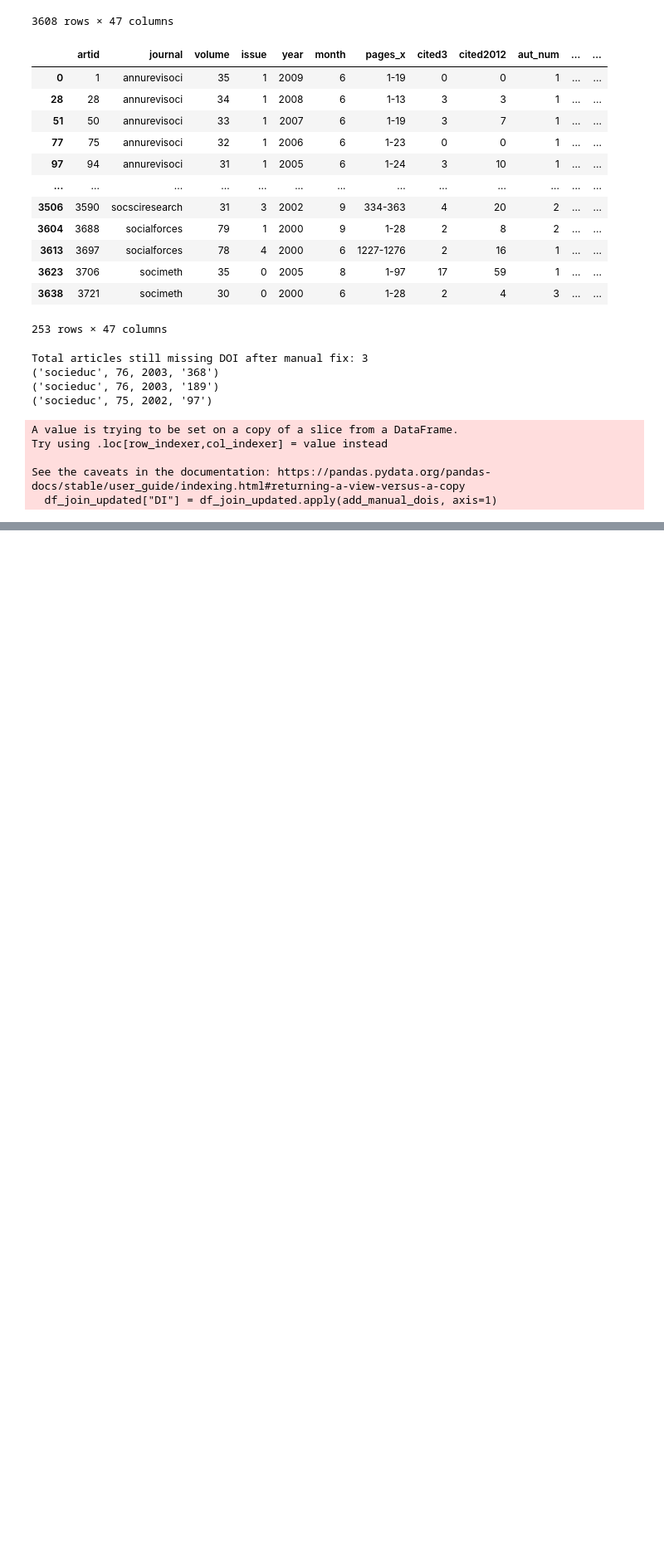
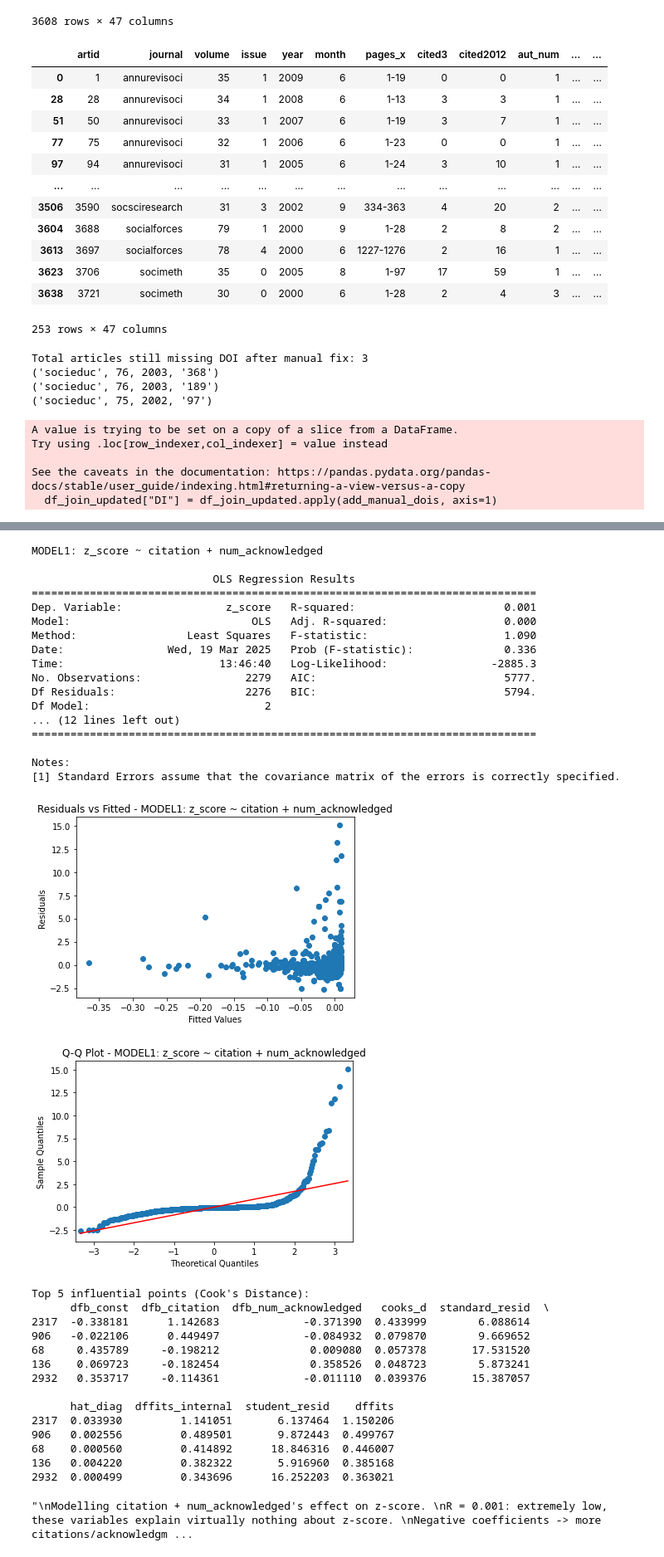
Before and after one commit to akshue27/acknowledgements, a Jupyter notebook: attemptedmerge.ipynb, the cells around one changed output, grey strips where cells are left out. Shown at 83% size. Drawn from its saved outputs; the diff is of its cells as text; code cells hidden in the pictures; blank space fills up the shorter version.

```diff
--- a/attemptedmerge.ipynb
+++ b/attemptedmerge.ipynb
@@ -644,0 +1557,3 @@ None
+# %%
+author_stats['anglicized_author'] = author_stats['author'].apply(clean_and_anglicize)
+author_stats
@@ -644,0 +1993,56 @@ None
+# %%
+
+# MODEL1 Sub-model 2
+X2 = with_zs[['citation', 'num_acknowledged']]
+fit_and_diagnose(X2, y, "MODEL1: z_score ~ citation + num_acknowledged")
+
+"""
+Modelling citation + num_acknowledged's effect on z-score.
+R = 0.001: extremely low, these variables explain virtually nothing about z-score.
+Negative coefficients -> more citations/acknowledgments slightly lower z-score, but neither is statistically significant (high p-values: 0.174, 0.753)
+
+F-statistic (1.274) with p-value 0.280 shows model as a whole is not significant
+
+Via residuals, clear pattern of heteroscedasticity with major spread at higher fitted values (near 0)
+Multiple extreme outliers with residuals >10
+Lack of normal distribution in Q-Q plot with severe deviation at upper tail
+
+#2316, 68, 136, 2931, 384 are highest Cook distance
+Observation #68 has extreme residual (17.43) and appears in both models
+Severe right skew (9.351)
+"""
+# %% [output]
+MODEL1: z_score ~ citation + num_acknowledged
+
+                            OLS Regression Results
+==============================================================================
+Dep. Variable:                z_score   R-squared:                       0.001
+Model:                            OLS   Adj. R-squared:                  0.000
+Method:                 Least Squares   F-statistic:                     1.090
+Date:                Wed, 19 Mar 2025   Prob (F-statistic):              0.336
+Time:                        13:46:40   Log-Likelihood:                -2885.3
+No. Observations:                2279   AIC:                             5777.
+Df Residuals:                    2276   BIC:                             5794.
+Df Model:                           2
+... (12 lines left out)
+==============================================================================
+
+Notes:
+[1] Standard Errors assume that the covariance matrix of the errors is correctly specified.
+[figure, added]
+[figure, added]
+Top 5 influential points (Cook's Distance):
+      dfb_const  dfb_citation  dfb_num_acknowledged   cooks_d  standard_resid  \
+2317  -0.338181      1.142683             -0.371390  0.433999        6.088614
+906   -0.022106      0.449497             -0.084932  0.079870        9.669652
+68     0.435789     -0.198212              0.009080  0.057378       17.531520
+136    0.069723     -0.182454              0.358526  0.048723        5.873241
+2932   0.353717     -0.114361             -0.011110  0.039376       15.387057
+
+      hat_diag  dffits_internal  student_resid    dffits
+2317  0.033930         1.141051       6.137464  1.150206
+906   0.002556         0.489501       9.872443  0.499767
+68    0.000560         0.414892      18.846316  0.446007
+136   0.004220         0.382322       5.916960  0.385168
+2932  0.000499         0.343696      16.252203  0.363021
+"\nModelling citation + num_acknowledged's effect on z-score. \nR = 0.001: extremely low, these variables explain virtually nothing about z-score. \nNegative coefficients -> more citations/acknowledgm ...
```
Also changed, not shown: parts of 89 cells of this notebook, 1 other file.
